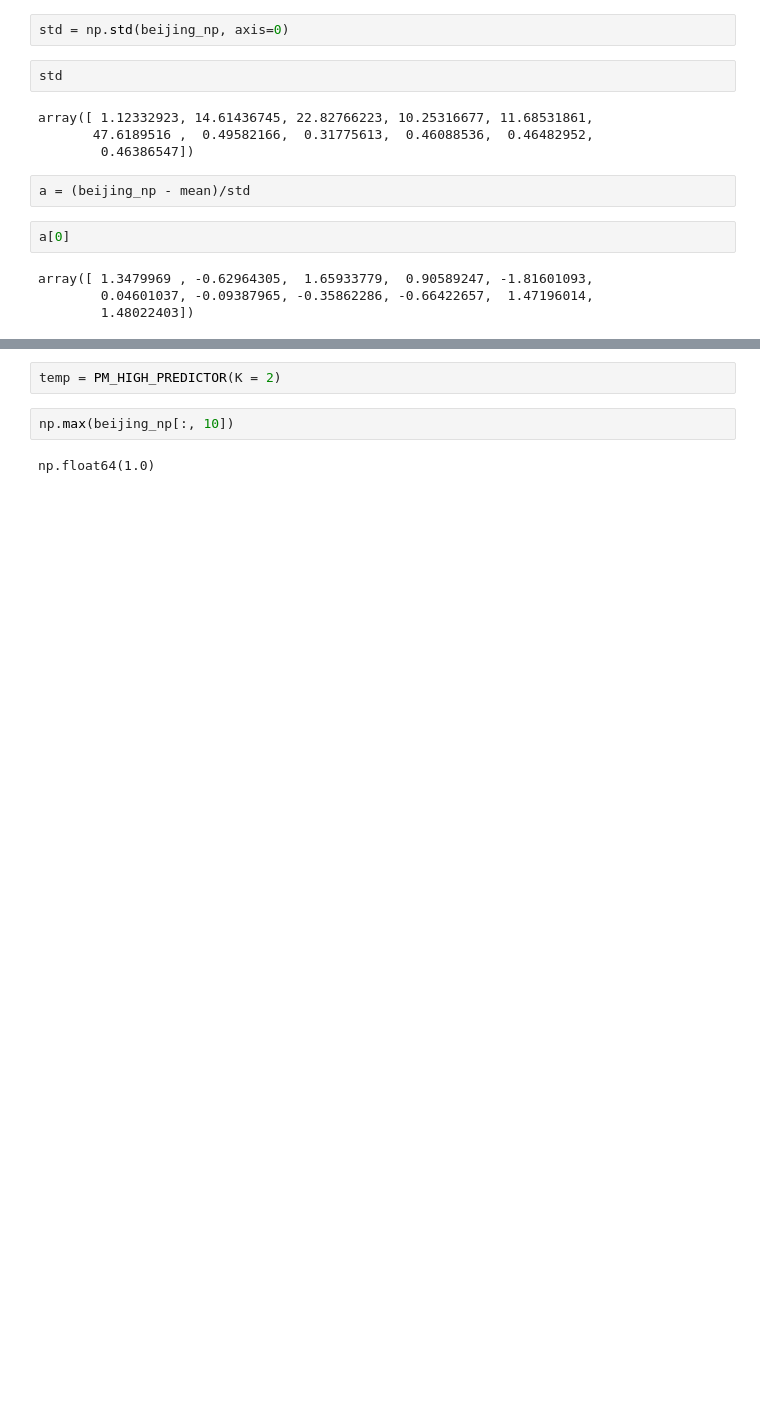
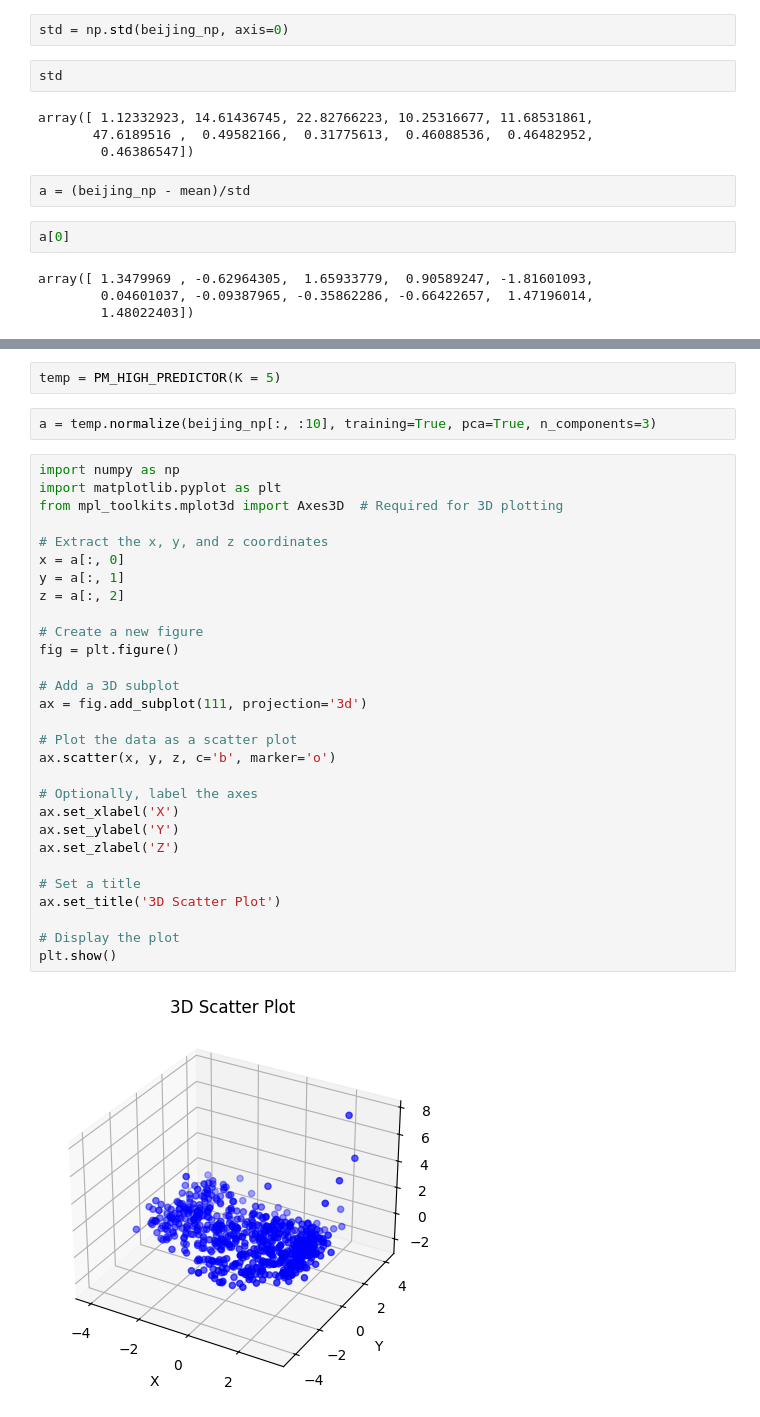
Before and after one commit to RoccoGiampetruzzi/Pollution-Predictor, a Jupyter notebook: notebook.ipynb, the cells around one changed output, grey strips where cells are left out. Cells and saved outputs as stored; diff of their text form; blank space fills up the shorter version.

Commit message:
added data exploration

```diff
--- a/notebook.ipynb
+++ b/notebook.ipynb
@@ -181,8 +248,37 @@ class PM_HIGH_PREDICTOR:
 
         return accuracy, confusion_matrix
 # %%
-temp = PM_HIGH_PREDICTOR(K = 2)
+temp = PM_HIGH_PREDICTOR(K = 5)
-# %%
-np.max(beijing_np[:, 10])
-# %% [output]
-np.float64(1.0)
+# %%
+a = temp.normalize(beijing_np[:, :10], training=True, pca=True, n_components=3)
+# %%
+import numpy as np
+import matplotlib.pyplot as plt
+from mpl_toolkits.mplot3d import Axes3D  # Required for 3D plotting
+
+# Extract the x, y, and z coordinates
+x = a[:, 0]
+y = a[:, 1]
+z = a[:, 2]
+
+# Create a new figure
+fig = plt.figure()
+
+# Add a 3D subplot
+ax = fig.add_subplot(111, projection='3d')
+
+# Plot the data as a scatter plot
+ax.scatter(x, y, z, c='b', marker='o')
+
+# Optionally, label the axes
+ax.set_xlabel('X')
+ax.set_ylabel('Y')
+ax.set_zlabel('Z')
+
+# Set a title
+ax.set_title('3D Scatter Plot')
+
+# Display the plot
+plt.show()
+# %% [output]
+[figure, added]
```
Also changed, not shown: parts of 16 cells of this notebook.
